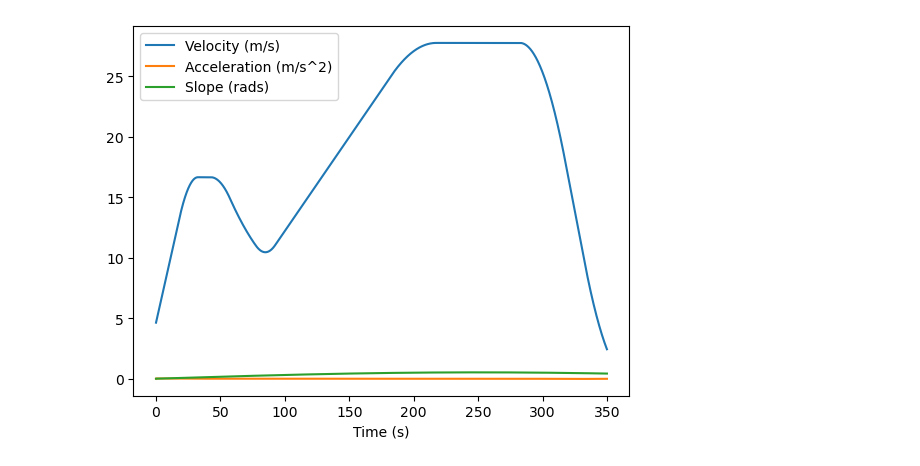
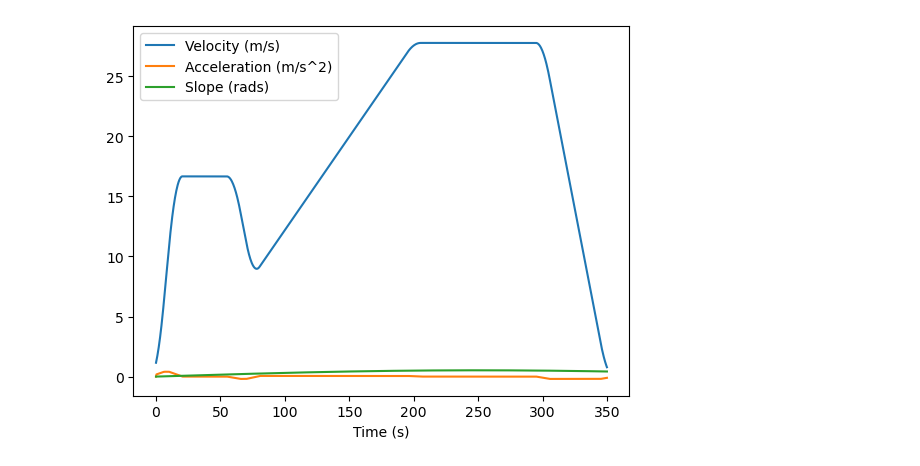
Before and after one commit to TjAlderman/ENGN4628, a Jupyter notebook: Research Project/Code/src/fake_data.ipynb, the cells around one changed output. Drawn from its saved outputs; the diff is of its cells as text; code cells hidden in the pictures.

```diff
--- a/Research Project/Code/src/fake_data.ipynb
+++ b/Research Project/Code/src/fake_data.ipynb
@@ -9,9 +9,9 @@ t = np.array([0,1,15,60,75,200,300,350]) # seconds
 v = v/3.6 # km/h to m/s
 
 # Increase timestep resolution
-t_interp = np.linspace(t[0],t[-1],10**4)
+t_interp = np.linspace(t[0],t[-1],10**3)
 v_interp = np.interp(t_interp,t,v)
-v_interp = rolling_avg(v_interp,1000)
+v_interp = rolling_avg(v_interp,30)
 
 a_interp = np.append(np.array([0]),np.diff(v_interp)) # Derive acceleration
 alpha_interp = np.zeros_like(a_interp) # Fake slope data
@@ -33 +49 @@ np.save('../data/fake-time.npy',t_interp)
-[figure, old version]
+[figure, new version]
```
Also changed, not shown: parts of 1 cell of this notebook, 4 other files.
